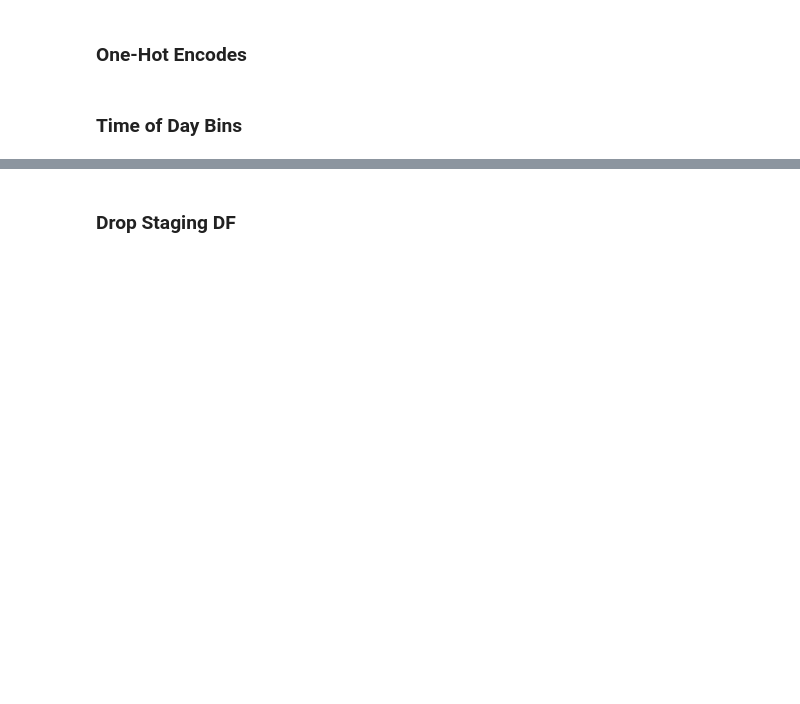
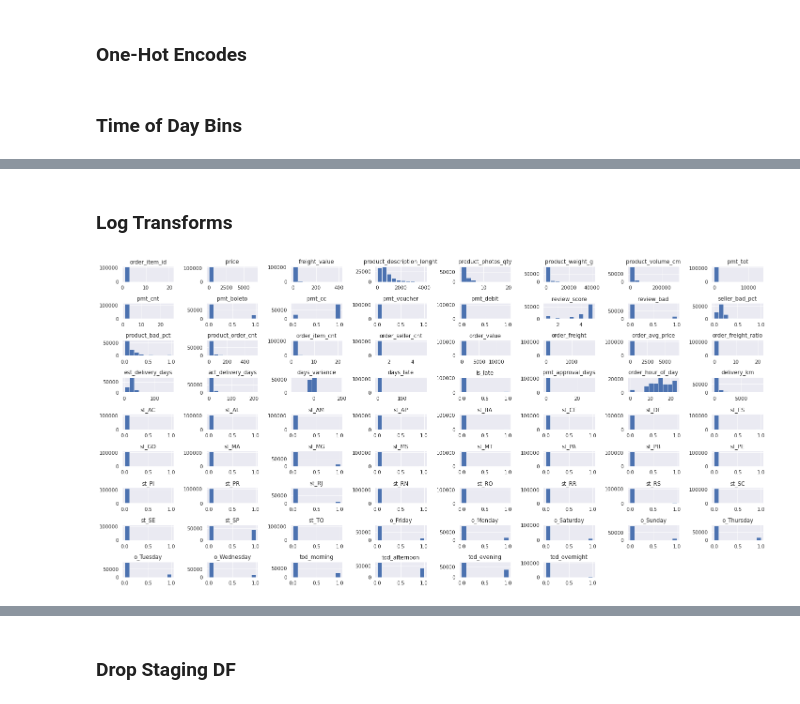
Before and after one commit to cutterback/p05-olist-customer-rating-prediction, a Jupyter notebook: Olist_Customer_Rating_Model.ipynb, the cells around one changed output, grey strips where cells are left out. Drawn from its saved outputs; the diff is of its cells as text; code cells hidden in the pictures; blank space fills up the shorter version.

```diff
--- a/Olist_Customer_Rating_Model.ipynb
+++ b/Olist_Customer_Rating_Model.ipynb
@@ -772,0 +839,9 @@ merged['tod_overnight'] = merged['order_hour_of_day'].apply(lambda x: 1 if 0 <=
+# %% [markdown]
+### Log Transforms
+# %%
+# review features for normality and distribution
+merged.hist(figsize=(20, 10))
+plt.tight_layout()
+plt.show()
+# %% [output]
+[figure, added]
```
Also changed, not shown: parts of 29 cells of this notebook.
